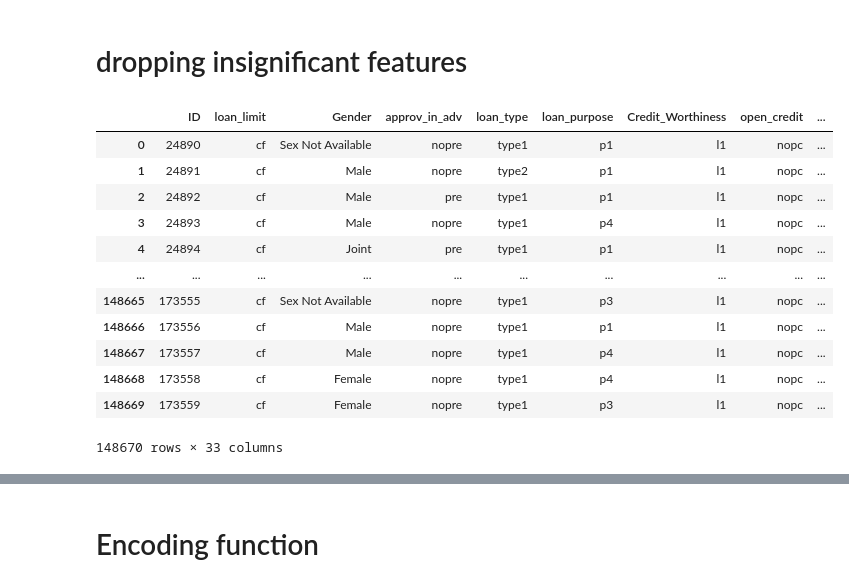
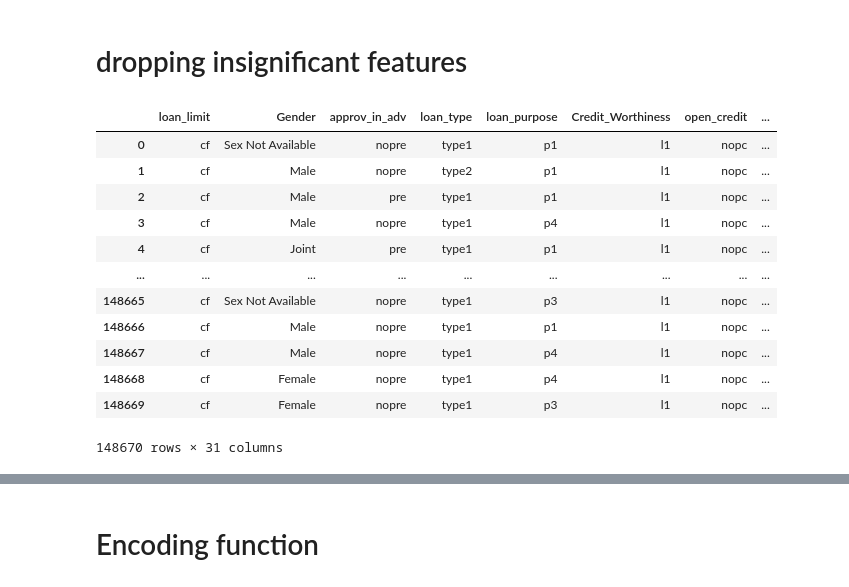
Before and after one commit to kanndil/Loan_Default_Predictor, a Jupyter notebook: code/cleaning.ipynb, the cells around one changed output, grey strips where cells are left out. Drawn from its saved outputs; the diff is of its cells as text; code cells hidden in the pictures.

```diff
--- a/code/cleaning.ipynb
+++ b/code/cleaning.ipynb
@@ -55,18 +30,20 @@ X_train
 # %%
 #drop year since all are 2019
 table.drop('year', inplace=True, axis=1)
+table.drop('ID', inplace=True, axis=1)
+table.drop('dtir1', inplace=True, axis=1)
 table
 # %% [output]
-|  | ID | loan_limit | Gender | approv_in_adv | loan_type | loan_purpose | Credit_Worthiness | open_credit | ... |
-| 0 | 24890 | cf | Sex Not Available | nopre | type1 | p1 | l1 | nopc | ... |
-| 1 | 24891 | cf | Male | nopre | type2 | p1 | l1 | nopc | ... |
-| 2 | 24892 | cf | Male | pre | type1 | p1 | l1 | nopc | ... |
-| 3 | 24893 | cf | Male | nopre | type1 | p4 | l1 | nopc | ... |
-| 4 | 24894 | cf | Joint | pre | type1 | p1 | l1 | nopc | ... |
-| ... | ... | ... | ... | ... | ... | ... | ... | ... | ... |
-| 148665 | 173555 | cf | Sex Not Available | nopre | type1 | p3 | l1 | nopc | ... |
-| 148666 | 173556 | cf | Male | nopre | type1 | p1 | l1 | nopc | ... |
-| 148667 | 173557 | cf | Male | nopre | type1 | p4 | l1 | nopc | ... |
-| 148668 | 173558 | cf | Female | nopre | type1 | p4 | l1 | nopc | ... |
-| 148669 | 173559 | cf | Female | nopre | type1 | p3 | l1 | nopc | ... |
+|  | loan_limit | Gender | approv_in_adv | loan_type | loan_purpose | Credit_Worthiness | open_credit | ... |
+| 0 | cf | Sex Not Available | nopre | type1 | p1 | l1 | nopc | ... |
+| 1 | cf | Male | nopre | type2 | p1 | l1 | nopc | ... |
+| 2 | cf | Male | pre | type1 | p1 | l1 | nopc | ... |
+| 3 | cf | Male | nopre | type1 | p4 | l1 | nopc | ... |
+| 4 | cf | Joint | pre | type1 | p1 | l1 | nopc | ... |
+| ... | ... | ... | ... | ... | ... | ... | ... | ... |
+| 148665 | cf | Sex Not Available | nopre | type1 | p3 | l1 | nopc | ... |
+| 148666 | cf | Male | nopre | type1 | p1 | l1 | nopc | ... |
+| 148667 | cf | Male | nopre | type1 | p4 | l1 | nopc | ... |
+| 148668 | cf | Female | nopre | type1 | p4 | l1 | nopc | ... |
+| 148669 | cf | Female | nopre | type1 | p3 | l1 | nopc | ... |
-148670 rows × 33 columns
+148670 rows × 31 columns
```
Also changed, not shown: parts of 11 cells of this notebook.
